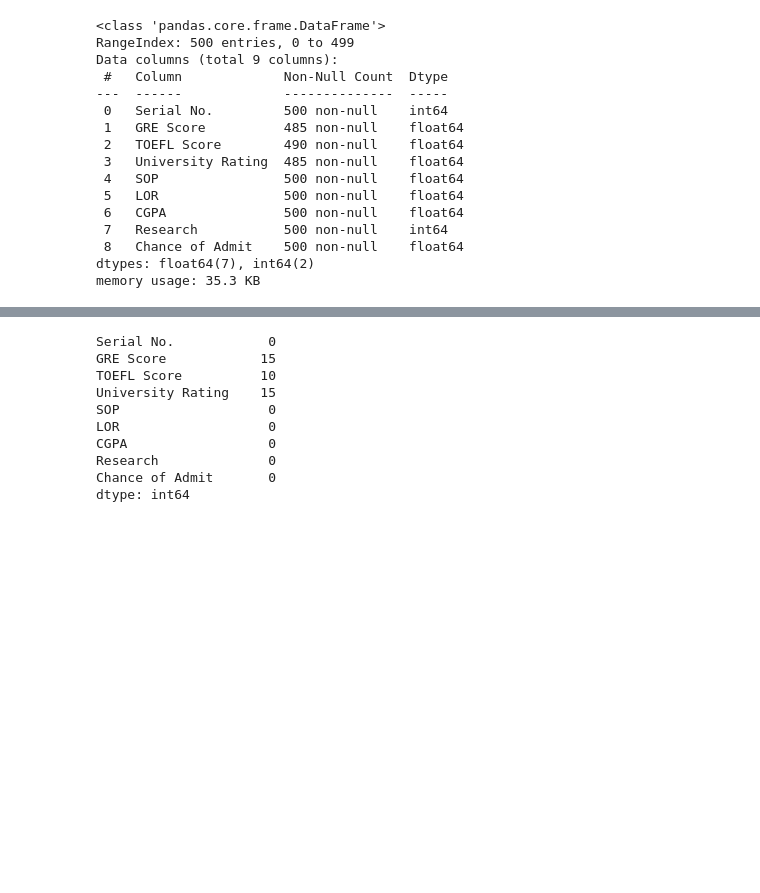
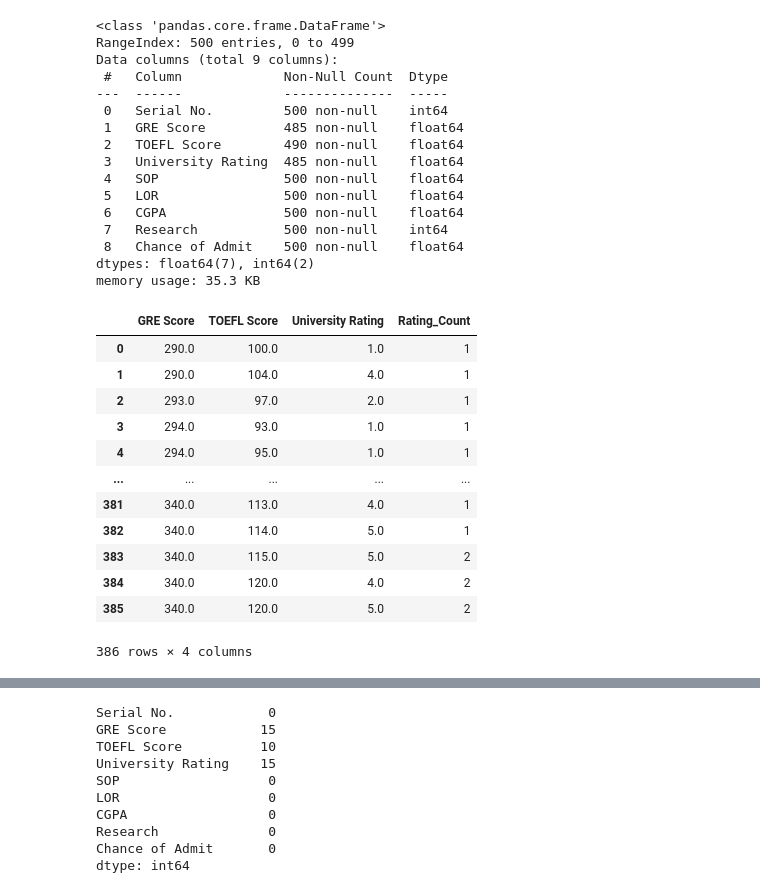
Before and after one commit to ravi0dubey/Linear_Regression_Admission_Prediction, a Jupyter notebook: Linear Regression Model for Admission Prediction.ipynb, the cells around one changed output, grey strips where cells are left out. Drawn from its saved outputs; the diff is of its cells as text; code cells hidden in the pictures; blank space fills up the shorter version.

```diff
--- a/Linear Regression Model for Admission Prediction.ipynb
+++ b/Linear Regression Model for Admission Prediction.ipynb
@@ -56,3 +57,21 @@ Data columns (total 9 columns):
  8   Chance of Admit    500 non-null    float64
 dtypes: float64(7), int64(2)
 memory usage: 35.3 KB
+# %%
+#save the Group By output in a dataset which will be used for plotting the graphs
+ratings= df.groupby(['GRE Score', 'TOEFL Score', 'University Rating']).size().reset_index().rename(columns={0:'Rating_Count'} )
+ratings
+# %% [output]
+|  | GRE Score | TOEFL Score | University Rating | Rating_Count |
+| 0 | 290.0 | 100.0 | 1.0 | 1 |
+| 1 | 290.0 | 104.0 | 4.0 | 1 |
+| 2 | 293.0 | 97.0 | 2.0 | 1 |
+| 3 | 294.0 | 93.0 | 1.0 | 1 |
+| 4 | 294.0 | 95.0 | 1.0 | 1 |
+| ... | ... | ... | ... | ... |
+| 381 | 340.0 | 113.0 | 4.0 | 1 |
+| 382 | 340.0 | 114.0 | 5.0 | 1 |
+| 383 | 340.0 | 115.0 | 5.0 | 2 |
+| 384 | 340.0 | 120.0 | 4.0 | 2 |
+| 385 | 340.0 | 120.0 | 5.0 | 2 |
+386 rows × 4 columns
```
Also changed, not shown: parts of 7 cells of this notebook.
